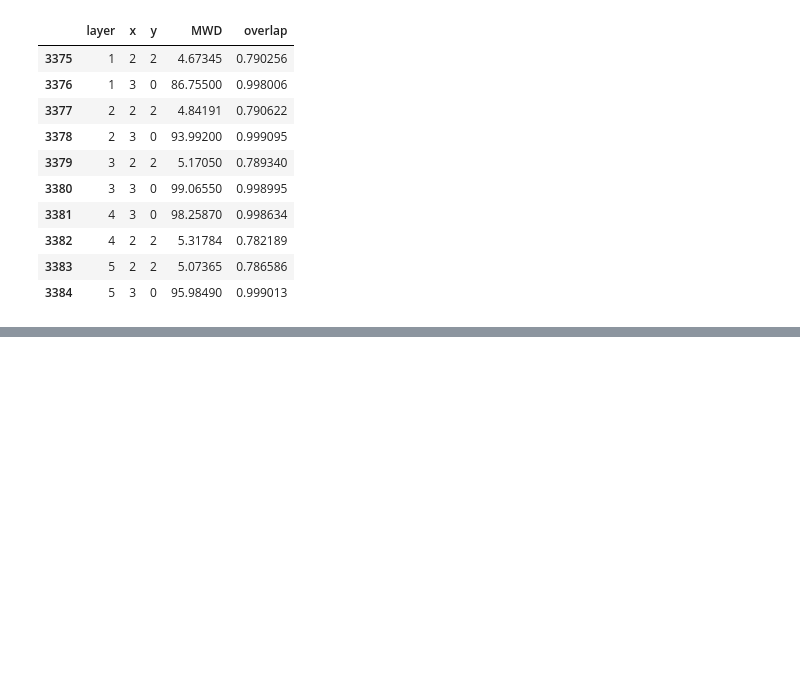
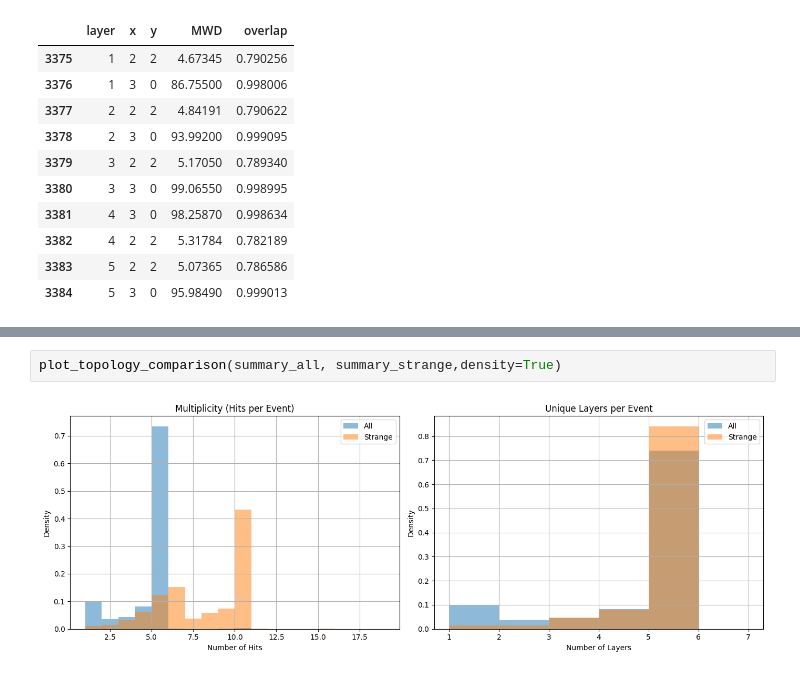
Before and after one commit to wimmer-k/MLwaves, a Jupyter notebook: notebooks/find_strange.ipynb, the cells around one changed output, grey strips where cells are left out. Cells and saved outputs as stored; diff of their text form; blank space fills up the shorter version.

```diff
--- a/notebooks/find_strange.ipynb
+++ b/notebooks/find_strange.ipynb
@@ -171,0 +365,4 @@ Event 4841 has 10 hits:
+# %%
+plot_topology_comparison(summary_all, summary_strange,density=True)
+# %% [output]
+[figure, added]
```
Also changed, not shown: parts of 10 cells of this notebook.
